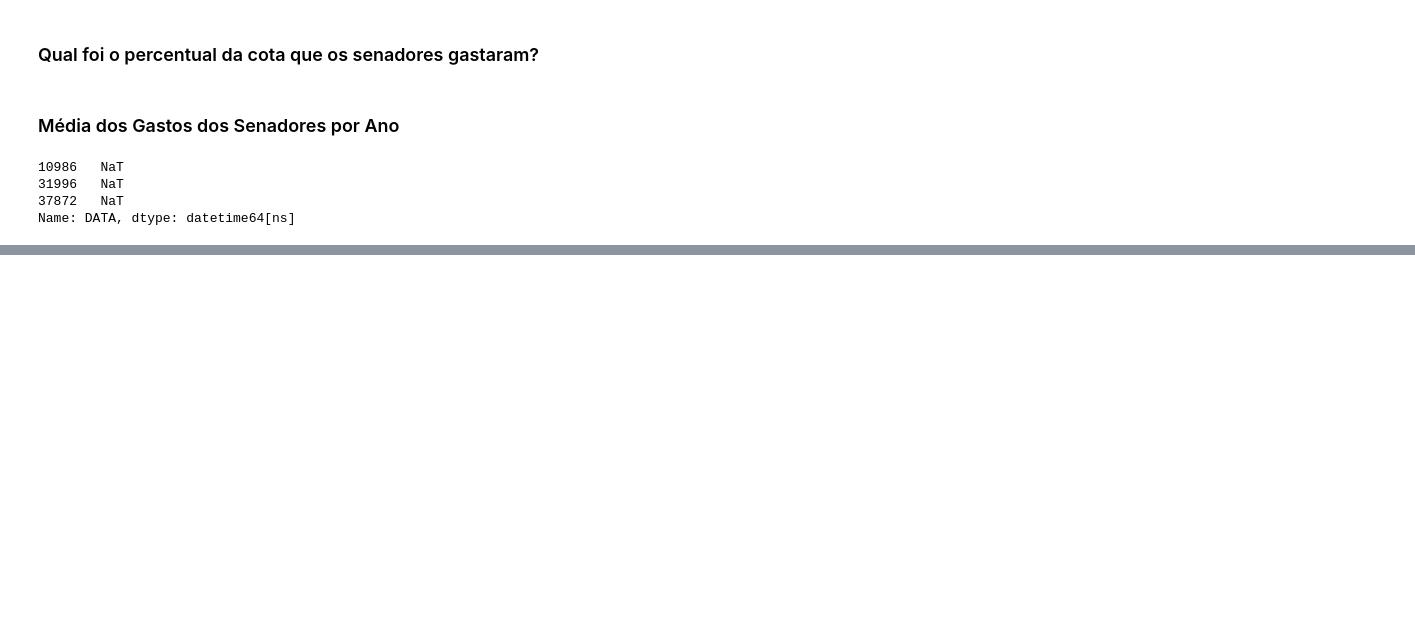
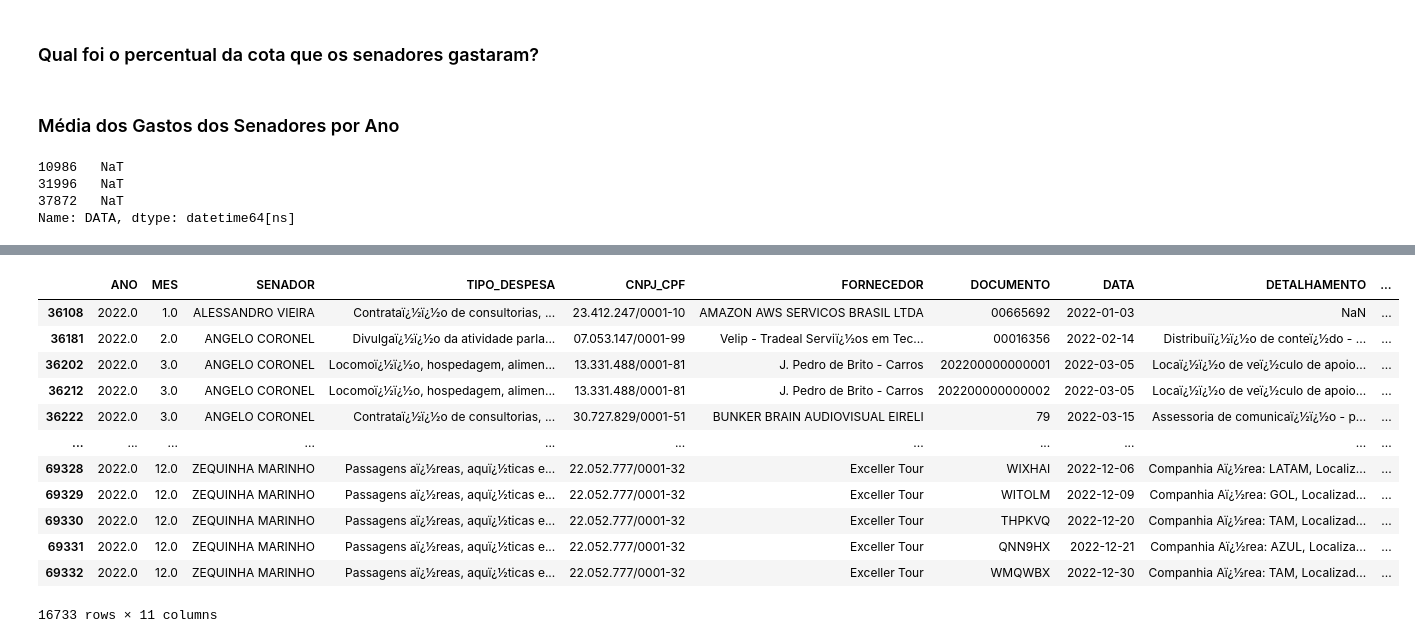
Before and after one commit to camiscf/7-days-of-code-data-science, a Jupyter notebook: notebook.ipynb, the cells around one changed output, grey strips where cells are left out. Saved outputs shown, nothing was run; the diff lists cells and outputs as text; code cells hidden in the pictures; blank space fills up the shorter version.

```diff
--- a/notebook.ipynb
+++ b/notebook.ipynb
@@ -211,0 +215,19 @@ fig.show()
+# %%
+combined_df['MES'] = pd.to_datetime(combined_df['DATA'], format='%d/%m/%Y').dt.month
+# %%
+df_last_year = combined_df.loc[combined_df['ANO'] == 2022.0]
+df_last_year
+# %% [output]
+|  | ANO | MES | SENADOR | TIPO_DESPESA | CNPJ_CPF | FORNECEDOR | DOCUMENTO | DATA | DETALHAMENTO | ... |
+| 36108 | 2022.0 | 1.0 | ALESSANDRO VIEIRA | Contrataï¿½ï¿½o de consultorias, ... | 23.412.247/0001-10 | AMAZON AWS SERVICOS BRASIL LTDA | 00665692 | 2022-01-03 | NaN | ... |
+| 36181 | 2022.0 | 2.0 | ANGELO CORONEL | Divulgaï¿½ï¿½o da atividade parla... | 07.053.147/0001-99 | Velip - Tradeal Serviï¿½os em Tec... | 00016356 | 2022-02-14 | Distribuiï¿½ï¿½o de conteï¿½do - ... | ... |
+| 36202 | 2022.0 | 3.0 | ANGELO CORONEL | Locomoï¿½ï¿½o, hospedagem, alimen... | 13.331.488/0001-81 | J. Pedro de Brito - Carros | 202200000000001 | 2022-03-05 | Locaï¿½ï¿½o de veï¿½culo de apoio... | ... |
+| 36212 | 2022.0 | 3.0 | ANGELO CORONEL | Locomoï¿½ï¿½o, hospedagem, alimen... | 13.331.488/0001-81 | J. Pedro de Brito - Carros | 202200000000002 | 2022-03-05 | Locaï¿½ï¿½o de veï¿½culo de apoio... | ... |
+| 36222 | 2022.0 | 3.0 | ANGELO CORONEL | Contrataï¿½ï¿½o de consultorias, ... | 30.727.829/0001-51 | BUNKER BRAIN AUDIOVISUAL EIRELI | 79 | 2022-03-15 | Assessoria de comunicaï¿½ï¿½o - p... | ... |
+| ... | ... | ... | ... | ... | ... | ... | ... | ... | ... | ... |
+| 69328 | 2022.0 | 12.0 | ZEQUINHA MARINHO | Passagens aï¿½reas, aquï¿½ticas e... | 22.052.777/0001-32 | Exceller Tour | WIXHAI | 2022-12-06 | Companhia Aï¿½rea: LATAM, Localiz... | ... |
+| 69329 | 2022.0 | 12.0 | ZEQUINHA MARINHO | Passagens aï¿½reas, aquï¿½ticas e... | 22.052.777/0001-32 | Exceller Tour | WITOLM | 2022-12-09 | Companhia Aï¿½rea: GOL, Localizad... | ... |
+| 69330 | 2022.0 | 12.0 | ZEQUINHA MARINHO | Passagens aï¿½reas, aquï¿½ticas e... | 22.052.777/0001-32 | Exceller Tour | THPKVQ | 2022-12-20 | Companhia Aï¿½rea: TAM, Localizad... | ... |
+| 69331 | 2022.0 | 12.0 | ZEQUINHA MARINHO | Passagens aï¿½reas, aquï¿½ticas e... | 22.052.777/0001-32 | Exceller Tour | QNN9HX | 2022-12-21 | Companhia Aï¿½rea: AZUL, Localiza... | ... |
+| 69332 | 2022.0 | 12.0 | ZEQUINHA MARINHO | Passagens aï¿½reas, aquï¿½ticas e... | 22.052.777/0001-32 | Exceller Tour | WMQWBX | 2022-12-30 | Companhia Aï¿½rea: TAM, Localizad... | ... |
+16733 rows × 11 columns
```
Also changed, not shown: parts of 28 cells of this notebook.
